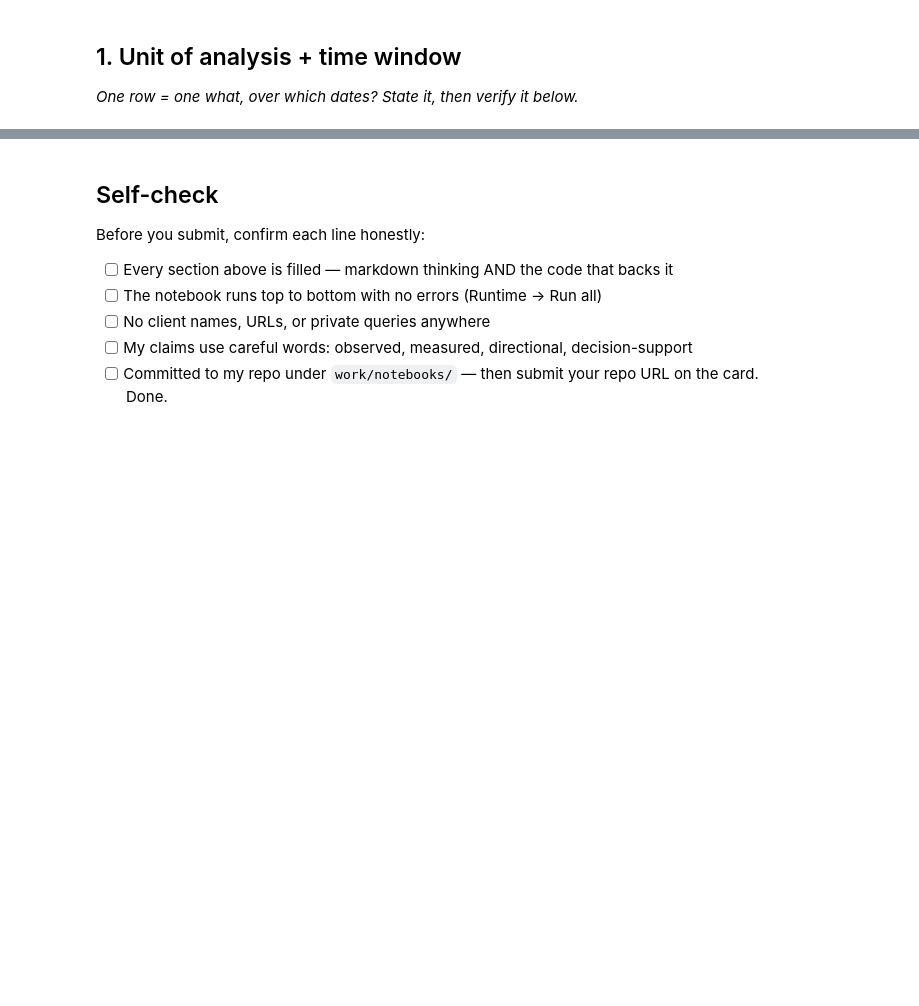
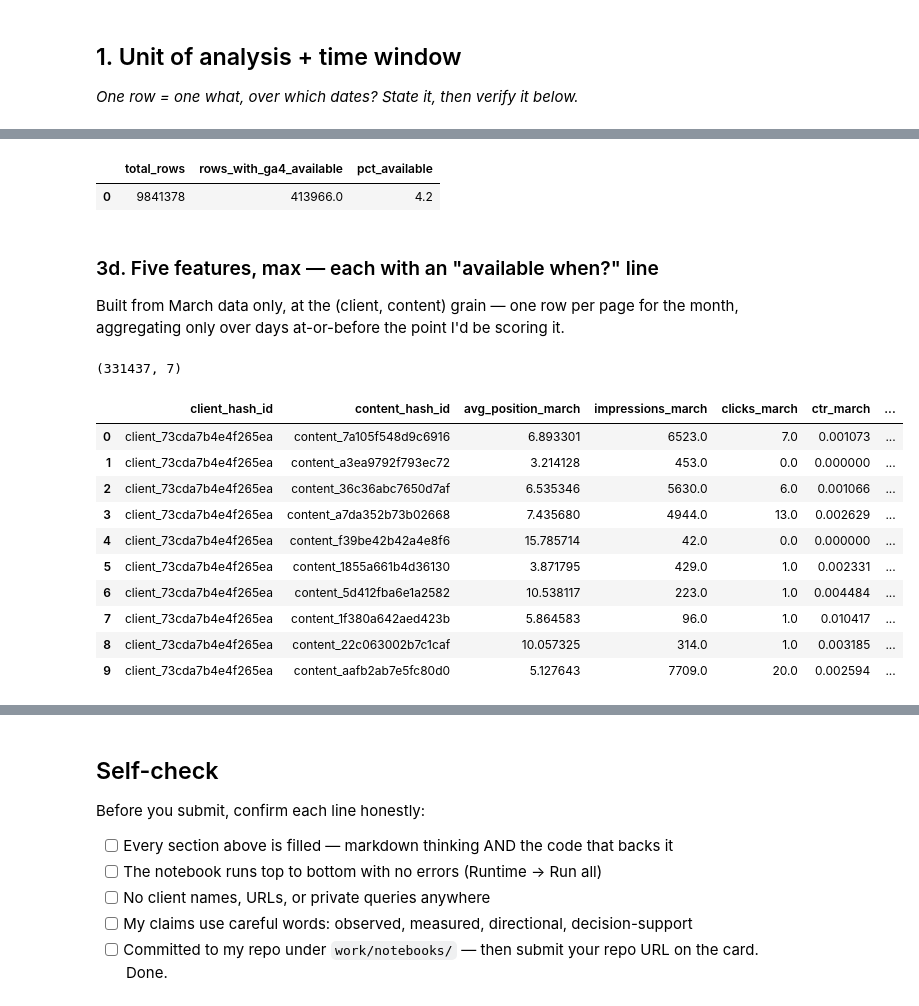
Before and after one commit to Hafiz-Taha-Hussain/Flyrank-Work, a Jupyter notebook: work/notebooks/w03_data_contract.ipynb, the cells around one changed output, grey strips where cells are left out. Drawn from its saved outputs; the diff is of its cells as text; code cells hidden in the pictures; blank space fills up the shorter version.

```diff
--- a/work/notebooks/w03_data_contract.ipynb
+++ b/work/notebooks/w03_data_contract.ipynb
@@ -24,0 +183,47 @@ This skeleton is yours to fill. Work the sections **in order** — each one has
+# %%
+result = con.sql(f"""
+SELECT
+    COUNT(*) AS total_rows,
+    SUM(CASE WHEN ga4_data_available IS TRUE THEN 1 ELSE 0 END) AS rows_with_ga4_available
+FROM '{MARCH_GLOB}'
+""").df()
+result["pct_available"] = (result["rows_with_ga4_available"] / result["total_rows"] * 100).round(1)
+result
+# %% [output]
+|  | total_rows | rows_with_ga4_available | pct_available |
+| 0 | 9841378 | 413966.0 | 4.2 |
+# %% [markdown]
+### 3d. Five features, max — each with an "available when?" line
+
+Built from March data only, at the (client, content) grain — one row per page for the
+month, aggregating only over days at-or-before the point I'd be scoring it.
+# %%
+features = con.sql(f"""
+SELECT
+    client_hash_id,
+    content_hash_id,
+    SUM(gsc_sum_position) * 1.0 / NULLIF(SUM(gsc_impressions), 0)  AS avg_position_march,
+    SUM(gsc_impressions)                                            AS impressions_march,
+    SUM(gsc_clicks)                                                 AS clicks_march,
+    SUM(gsc_clicks) * 1.0 / NULLIF(SUM(gsc_impressions), 0)         AS ctr_march,
+    SUM(CASE WHEN ga4_data_available IS TRUE
+             THEN ga4_engaged_sessions ELSE 0 END)                  AS engaged_sessions_march
+FROM '{MARCH_GLOB}'
+GROUP BY client_hash_id, content_hash_id
+""").df()
+
+print(features.shape)
+features.head(10)
+# %% [output]
+(331437, 7)
+|  | client_hash_id | content_hash_id | avg_position_march | impressions_march | clicks_march | ctr_march | ... |
+| 0 | client_73cda7b4e4f265ea | content_7a105f548d9c6916 | 6.893301 | 6523.0 | 7.0 | 0.001073 | ... |
+| 1 | client_73cda7b4e4f265ea | content_a3ea9792f793ec72 | 3.214128 | 453.0 | 0.0 | 0.000000 | ... |
+| 2 | client_73cda7b4e4f265ea | content_36c36abc7650d7af | 6.535346 | 5630.0 | 6.0 | 0.001066 | ... |
+| 3 | client_73cda7b4e4f265ea | content_a7da352b73b02668 | 7.435680 | 4944.0 | 13.0 | 0.002629 | ... |
+| 4 | client_73cda7b4e4f265ea | content_f39be42b42a4e8f6 | 15.785714 | 42.0 | 0.0 | 0.000000 | ... |
+| 5 | client_73cda7b4e4f265ea | content_1855a661b4d36130 | 3.871795 | 429.0 | 1.0 | 0.002331 | ... |
+| 6 | client_73cda7b4e4f265ea | content_5d412fba6e1a2582 | 10.538117 | 223.0 | 1.0 | 0.004484 | ... |
+| 7 | client_73cda7b4e4f265ea | content_1f380a642aed423b | 5.864583 | 96.0 | 1.0 | 0.010417 | ... |
+| 8 | client_73cda7b4e4f265ea | content_22c063002b7c1caf | 10.057325 | 314.0 | 1.0 | 0.003185 | ... |
+| 9 | client_73cda7b4e4f265ea | content_aafb2ab7e5fc80d0 | 5.127643 | 7709.0 | 20.0 | 0.002594 | ... |
```
Also changed, not shown: parts of 18 cells of this notebook.
